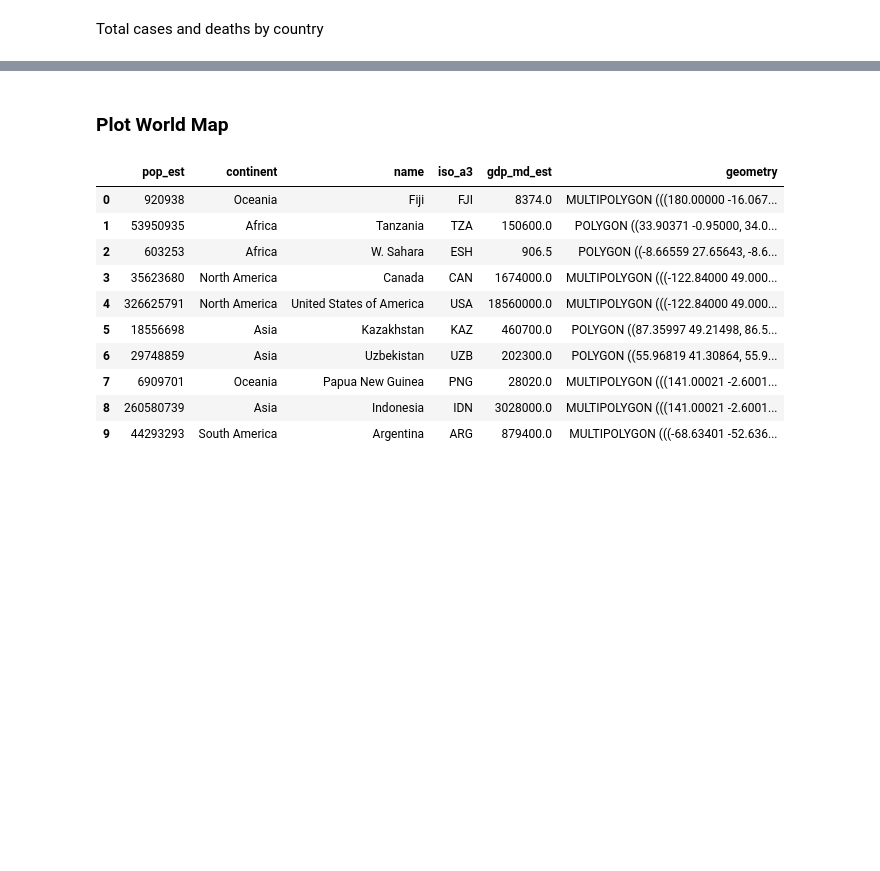
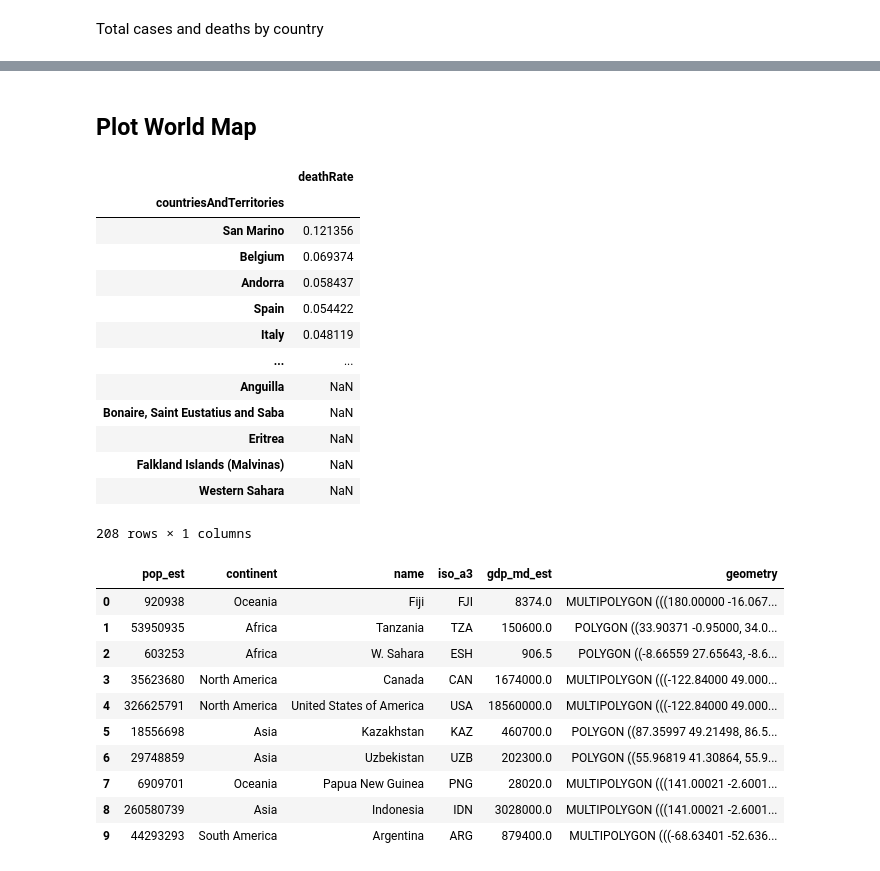
Before and after one commit to aribasadme/COVID19, a Jupyter notebook: covid19_italia.ipynb, the cells around one changed output, grey strips where cells are left out. Cells and saved outputs as stored; diff of their text form; code cells hidden in the pictures; blank space fills up the shorter version.

```diff
--- a/covid19_italia.ipynb
+++ b/covid19_italia.ipynb
@@ -1115,5 +1119,25 @@ plt.gca().invert_yaxis()
 # %% [markdown]
-### Plot World Map
+## Plot World Map
+# %%
+df_deathrate = df_grp_country.agg({'cases':'sum','deaths':'sum','popData2018':'max'})
+df_deathrate['deathRate'] = (df_deathrate['deaths']/df_deathrate['popData2018'])*100
+df_deathrate.drop(columns=['cases','deaths','popData2018'],inplace=True)
+df_deathrate.sort_values('deathRate',ascending=False)
+# %% [output]
+|  | deathRate |
+| countriesAndTerritories |  |
+| San Marino | 0.121356 |
+| Belgium | 0.069374 |
+| Andorra | 0.058437 |
+| Spain | 0.054422 |
+| Italy | 0.048119 |
+| ... | ... |
+| Anguilla | NaN |
+| Bonaire, Saint Eustatius and Saba | NaN |
+| Eritrea | NaN |
+| Falkland Islands (Malvinas) | NaN |
+| Western Sahara | NaN |
+208 rows × 1 columns
 # %%
 # Get all countries boundaries
 world = geopandas.read_file(
```
Also changed, not shown: parts of 44 cells of this notebook, 1 other file.
